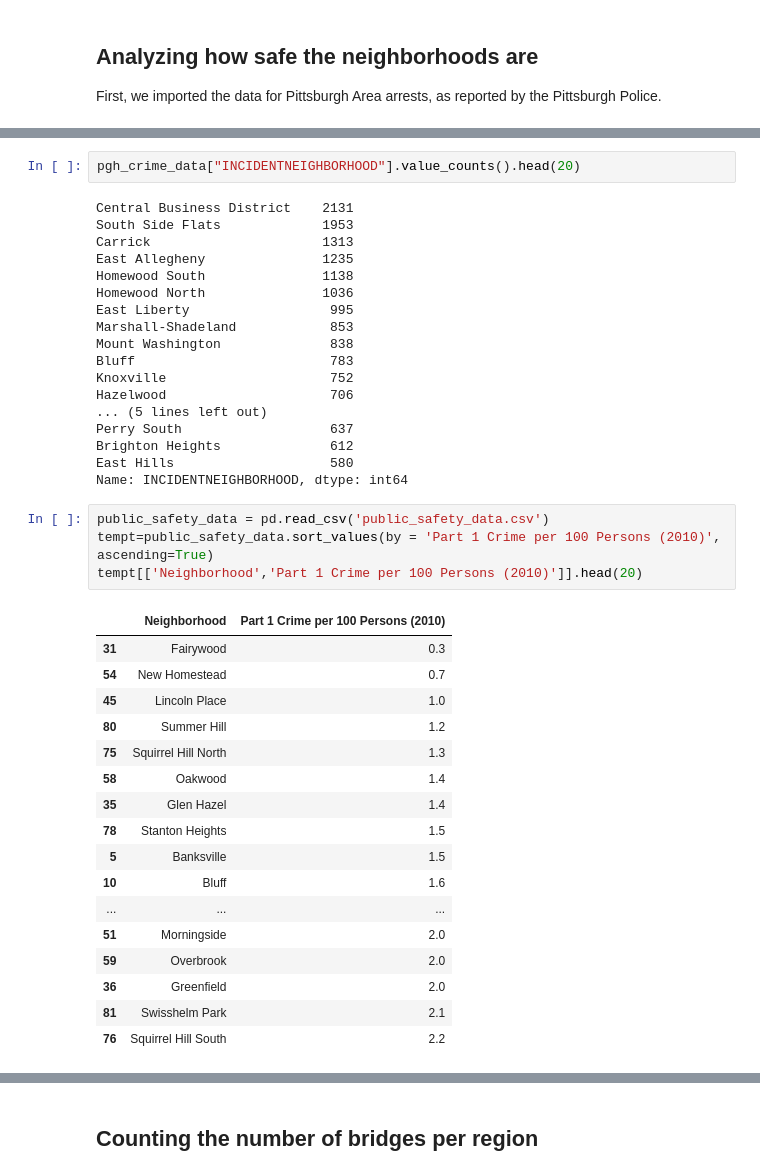
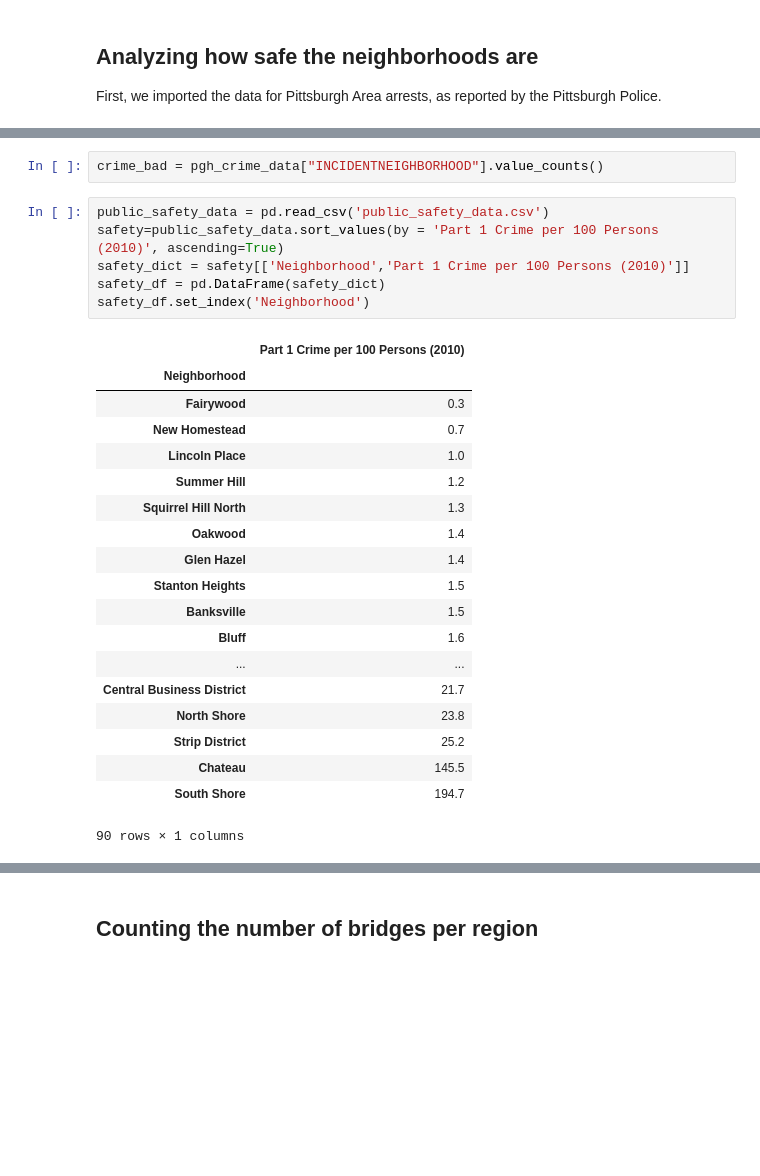
Before and after one commit to pats141/CMPINF_Final, a Jupyter notebook: Presentation.ipynb, the cells around one changed output, grey strips where cells are left out. Saved outputs shown, nothing was run; the diff lists cells and outputs as text; blank space fills up the shorter version.

Commit message:
Made all data sets into a data frame and began merging them

```diff
--- a/Presentation.ipynb
+++ b/Presentation.ipynb
@@ -37,42 +41,28 @@ Name: INCIDENTNEIGHBORHOOD, dtype: int64
-# %%
-pgh_crime_data["INCIDENTNEIGHBORHOOD"].value_counts().head(20)
-# %% [output]
-Central Business District    2131
-South Side Flats             1953
-Carrick                      1313
-East Allegheny               1235
-Homewood South               1138
-Homewood North               1036
-East Liberty                  995
-Marshall-Shadeland            853
-Mount Washington              838
-Bluff                         783
-Knoxville                     752
-Hazelwood                     706
-... (5 lines left out)
-Perry South                   637
-Brighton Heights              612
-East Hills                    580
-Name: INCIDENTNEIGHBORHOOD, dtype: int64
+# %%
+crime_bad = pgh_crime_data["INCIDENTNEIGHBORHOOD"].value_counts()
 # %%
 public_safety_data = pd.read_csv('public_safety_data.csv')
-tempt=public_safety_data.sort_values(by = 'Part 1 Crime per 100 Persons (2010)', ascending=True)
-tempt[['Neighborhood','Part 1 Crime per 100 Persons (2010)']].head(20)
+safety=public_safety_data.sort_values(by = 'Part 1 Crime per 100 Persons (2010)', ascending=True)
+safety_dict = safety[['Neighborhood','Part 1 Crime per 100 Persons (2010)']]
+safety_df = pd.DataFrame(safety_dict)
+safety_df.set_index('Neighborhood')
 # %% [output]
-|  | Neighborhood | Part 1 Crime per 100 Persons (2010) |
-| 31 | Fairywood | 0.3 |
-| 54 | New Homestead | 0.7 |
-| 45 | Lincoln Place | 1.0 |
-| 80 | Summer Hill | 1.2 |
-| 75 | Squirrel Hill North | 1.3 |
-| 58 | Oakwood | 1.4 |
-| 35 | Glen Hazel | 1.4 |
-| 78 | Stanton Heights | 1.5 |
-| 5 | Banksville | 1.5 |
-| 10 | Bluff | 1.6 |
-| ... | ... | ... |
-| 51 | Morningside | 2.0 |
-| 59 | Overbrook | 2.0 |
-| 36 | Greenfield | 2.0 |
-| 81 | Swisshelm Park | 2.1 |
-| 76 | Squirrel Hill South | 2.2 |
+|  | Part 1 Crime per 100 Persons (2010) |
+| Neighborhood |  |
+| Fairywood | 0.3 |
+| New Homestead | 0.7 |
+| Lincoln Place | 1.0 |
+| Summer Hill | 1.2 |
+| Squirrel Hill North | 1.3 |
+| Oakwood | 1.4 |
+| Glen Hazel | 1.4 |
+| Stanton Heights | 1.5 |
+| Banksville | 1.5 |
+| Bluff | 1.6 |
+| ... | ... |
+| Central Business District | 21.7 |
+| North Shore | 23.8 |
+| Strip District | 25.2 |
+| Chateau | 145.5 |
+| South Shore | 194.7 |
+90 rows × 1 columns
```
Also changed, not shown: parts of 5 cells of this notebook.
